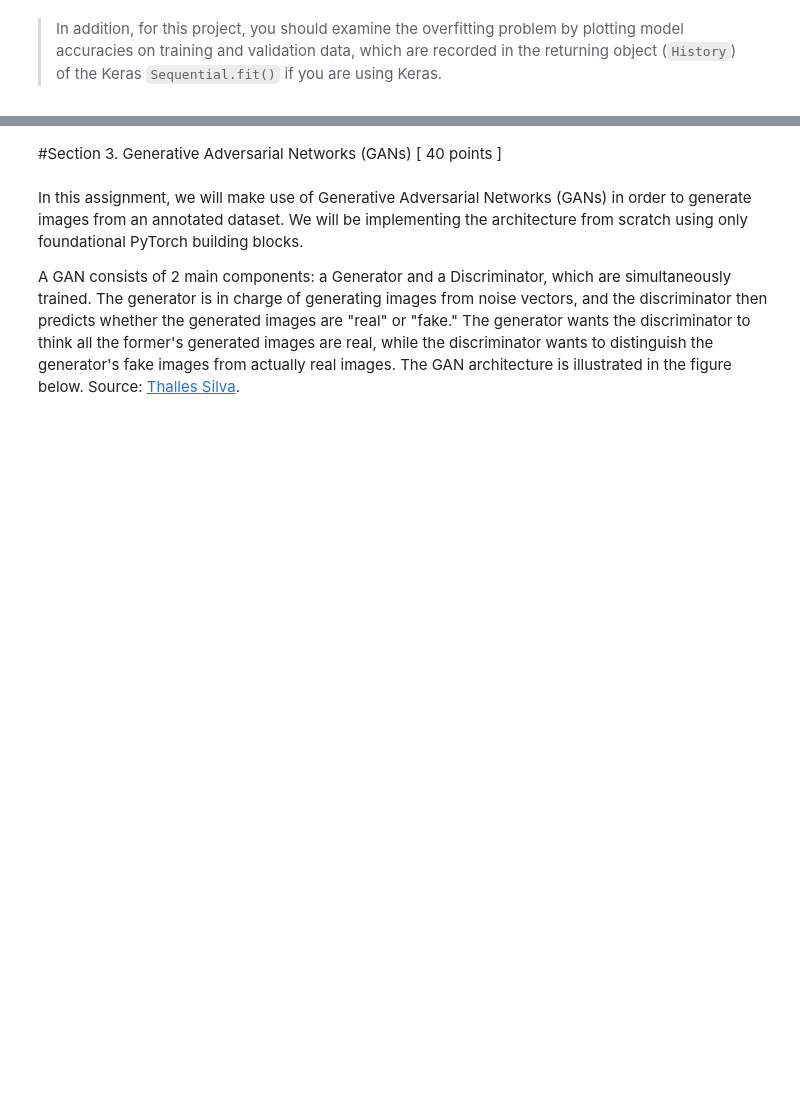
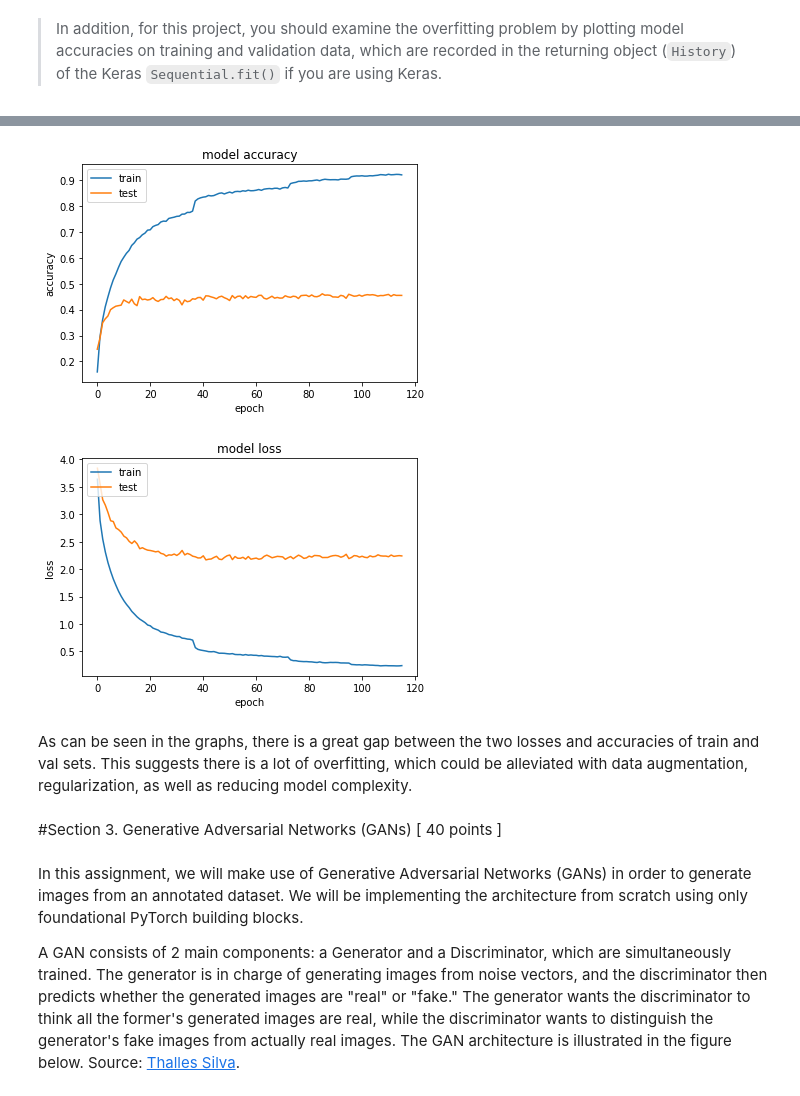
Before and after one commit to pranjal299/cv-project, a Jupyter notebook: CS_ECE_5824_HW3.ipynb, the cells around one changed output, grey strips where cells are left out. Cells and saved outputs as stored; diff of their text form; code cells hidden in the pictures; blank space fills up the shorter version.

```diff
--- a/CS_ECE_5824_HW3.ipynb
+++ b/CS_ECE_5824_HW3.ipynb
@@ -900,0 +919,22 @@ Test acc (%) -  78.89000177383423
+# %%
+## TODO: Train CNN network for CIFAR-100
+from keras.datasets import cifar100
+
+(X_train, y_train), (X_test, y_test) = cifar100.load_data()
+
+X_train = (X_train / 255).astype(np.float32)
+X_test = (X_test / 255).astype(np.float32)
+y_train, y_test = to_categorical(y_train), to_categorical(y_test)
+
+model = create_cnn(X_train[0].shape, y_train.shape[1])
+
+checkpoint = ModelCheckpoint('model.h5', save_best_only=True,monitor='val_accuracy',verbose=1)
+earlystopper = EarlyStopping(patience = 30,monitor='val_accuracy',verbose=1)
+reduceLR = ReduceLROnPlateau(monitor="val_accuracy", factor=0.5, patience=10, min_lr=0.0001, verbose = 1)
+
+history = model.fit(x=X_train, y=y_train, batch_size = 128, epochs = 200, validation_data = (X_test, y_test), callbacks = [checkpoint, earlystopper,reduceLR],verbose='auto')
+
+model = load_model('model.h5')
+
+print()
+print('Test acc (%) - ',model.evaluate(X_test,y_test,verbose=0)[1]*100)
@@ -901,3 +959,27 @@ Test acc (%) -  78.89000177383423
+# %%
+## TODO: Plot model accuracies on training and validation data for CIFAR-100
+import matplotlib.pyplot as plt
+
+plt.plot(history.history['accuracy'])
+plt.plot(history.history['val_accuracy'])
+plt.title('model accuracy')
+plt.ylabel('accuracy')
+plt.xlabel('epoch')
+plt.legend(['train', 'test'], loc='upper left')
+plt.show()
+# summarize history for loss
+plt.plot(history.history['loss'])
+plt.plot(history.history['val_loss'])
+plt.title('model loss')
+plt.ylabel('loss')
+plt.xlabel('epoch')
+plt.legend(['train', 'test'], loc='upper left')
+plt.show()
+# %% [output]
+[figure, added]
+[figure, added]
+# %% [markdown]
+As can be seen in the graphs, there is a great gap between the two losses and accuracies of train and val sets. This suggests there is a lot of overfitting, which could be alleviated with data augmentation, regularization, as well as reducing model complexity.
 # %% [markdown]
 #Section 3. Generative Adversarial Networks (GANs) [ 40 points ]
 # %% [markdown]
```
Also changed, not shown: parts of 19 cells of this notebook.
